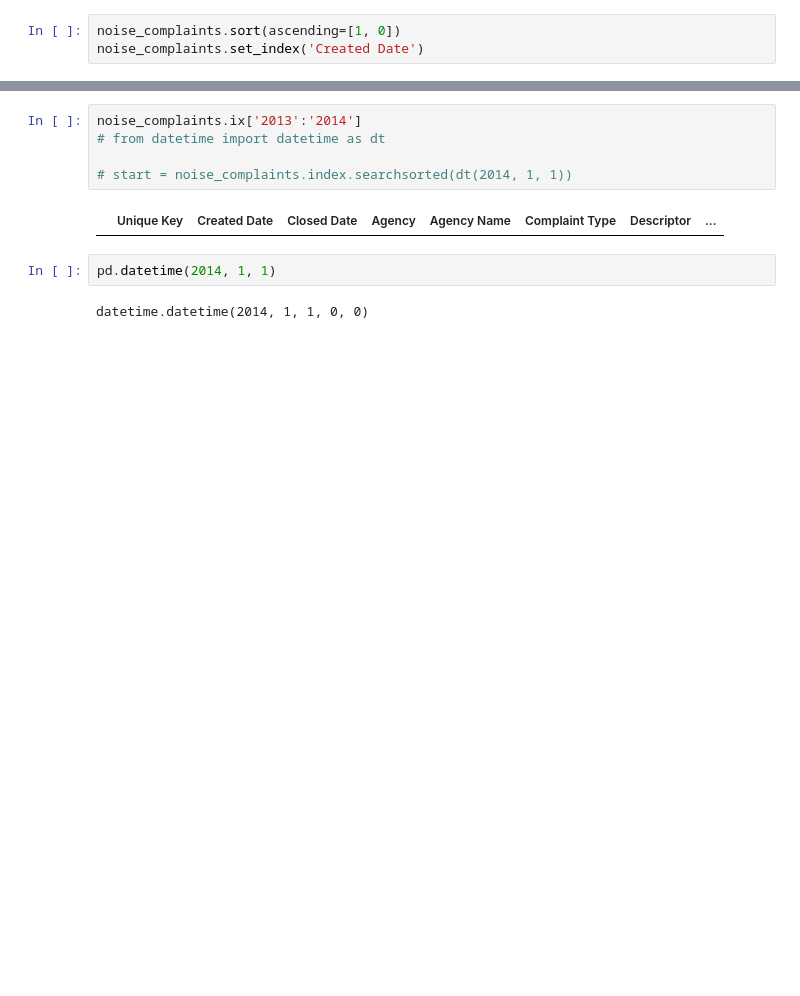
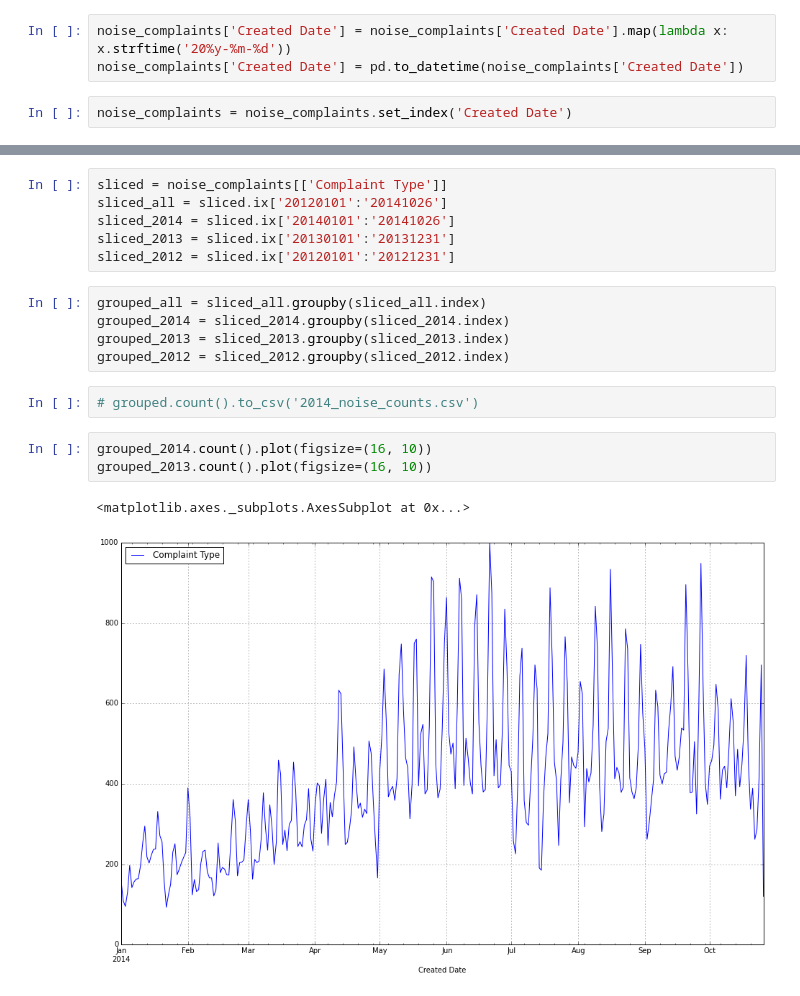
Before and after one commit to zunayed/noisyNYC, a Jupyter notebook: data_analysis/311_data.ipynb, the cells around one changed output, grey strips where cells are left out. Saved outputs shown, nothing was run; the diff lists cells and outputs as text; blank space fills up the shorter version.

```diff
--- a/data_analysis/311_data.ipynb
+++ b/data_analysis/311_data.ipynb
@@ -27,3 +17,5 @@ noise_complaints = orig_data[orig_data['Complaint Type'].isin(noise_types)]
+# %%
+noise_complaints['Created Date'] = noise_complaints['Created Date'].map(lambda x: x.strftime('20%y-%m-%d'))
+noise_complaints['Created Date'] = pd.to_datetime(noise_complaints['Created Date'])
 # %%
-noise_complaints.sort(ascending=[1, 0])
-noise_complaints.set_index('Created Date')
+noise_complaints = noise_complaints.set_index('Created Date')
@@ -50,11 +22,19 @@ noise_complaints.set_index('Created Date')
-# %%
-noise_complaints.ix['2013':'2014']
-# from datetime import datetime as dt
-
-# start = noise_complaints.index.searchsorted(dt(2014, 1, 1))
-# %% [output]
-|  | Unique Key | Created Date | Closed Date | Agency | Agency Name | Complaint Type | Descriptor | ... |
-# %%
-pd.datetime(2014, 1, 1)
-# %% [output]
-datetime.datetime(2014, 1, 1, 0, 0)
+# %%
+sliced = noise_complaints[['Complaint Type']]
+sliced_all = sliced.ix['20120101':'20141026']
+sliced_2014 = sliced.ix['20140101':'20141026']
+sliced_2013 = sliced.ix['20130101':'20131231']
+sliced_2012 = sliced.ix['20120101':'20121231']
+# %%
+grouped_all = sliced_all.groupby(sliced_all.index)
+grouped_2014 = sliced_2014.groupby(sliced_2014.index)
+grouped_2013 = sliced_2013.groupby(sliced_2013.index)
+grouped_2012 = sliced_2012.groupby(sliced_2012.index)
+# %%
+# grouped.count().to_csv('2014_noise_counts.csv')
+# %%
+grouped_2014.count().plot(figsize=(16, 10))
+grouped_2013.count().plot(figsize=(16, 10))
+# %% [output]
+<matplotlib.axes._subplots.AxesSubplot at 0x...>
+[figure, added]
```
Also changed, not shown: parts of 10 cells of this notebook.
